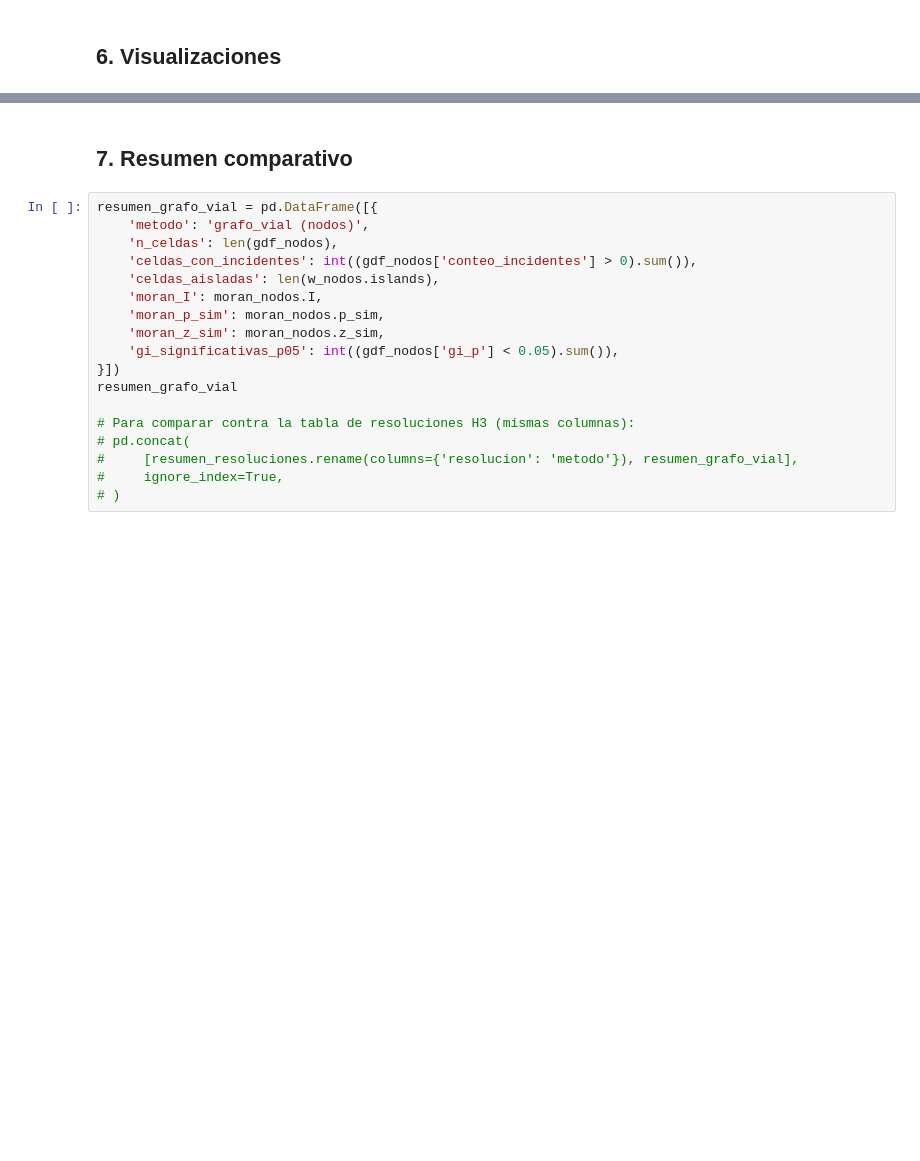
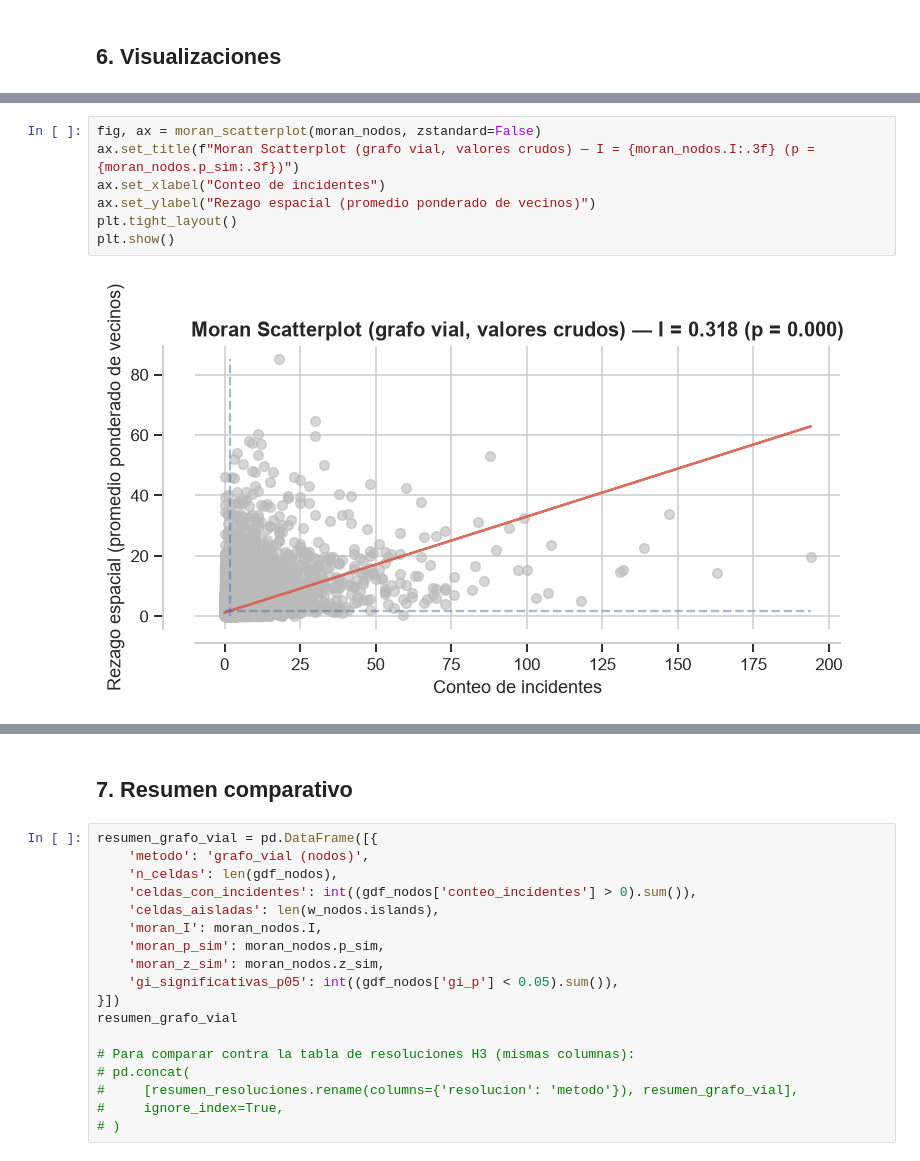
Before and after one commit to jesusgarciaabreu/TT-C5, a Jupyter notebook: moran_grafo_vial.ipynb, the cells around one changed output, grey strips where cells are left out. Drawn from its saved outputs; the diff is of its cells as text; blank space fills up the shorter version.

```diff
--- a/moran_grafo_vial.ipynb
+++ b/moran_grafo_vial.ipynb
@@ -203,3 +210,12 @@ plt.show()
+# %%
+fig, ax = moran_scatterplot(moran_nodos, zstandard=False)
+ax.set_title(f"Moran Scatterplot (grafo vial, valores crudos) — I = {moran_nodos.I:.3f} (p = {moran_nodos.p_sim:.3f})")
+ax.set_xlabel("Conteo de incidentes")
+ax.set_ylabel("Rezago espacial (promedio ponderado de vecinos)")
+plt.tight_layout()
+plt.show()
+# %% [output]
+[figure, added]
 # %%
 def mapa_lisa_nodos(gdf: gpd.GeoDataFrame, G: nx.MultiDiGraph, p: float = 0.05):
     """Clusters LISA sobre la red vial: nodos coloreados por cuadrante, calles de fondo."""
```
Also changed, not shown: parts of 10 cells of this notebook, 2 other files.
